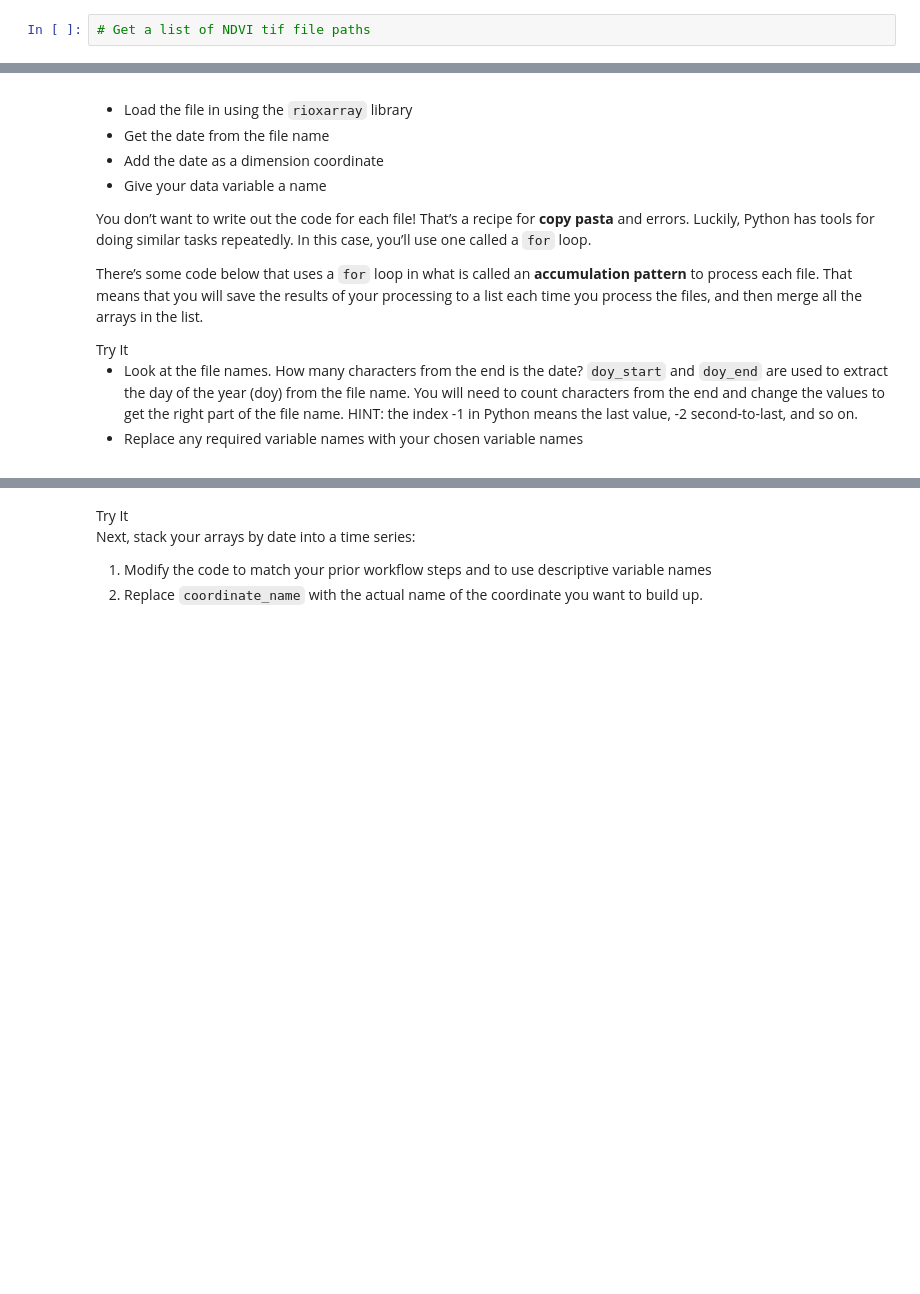
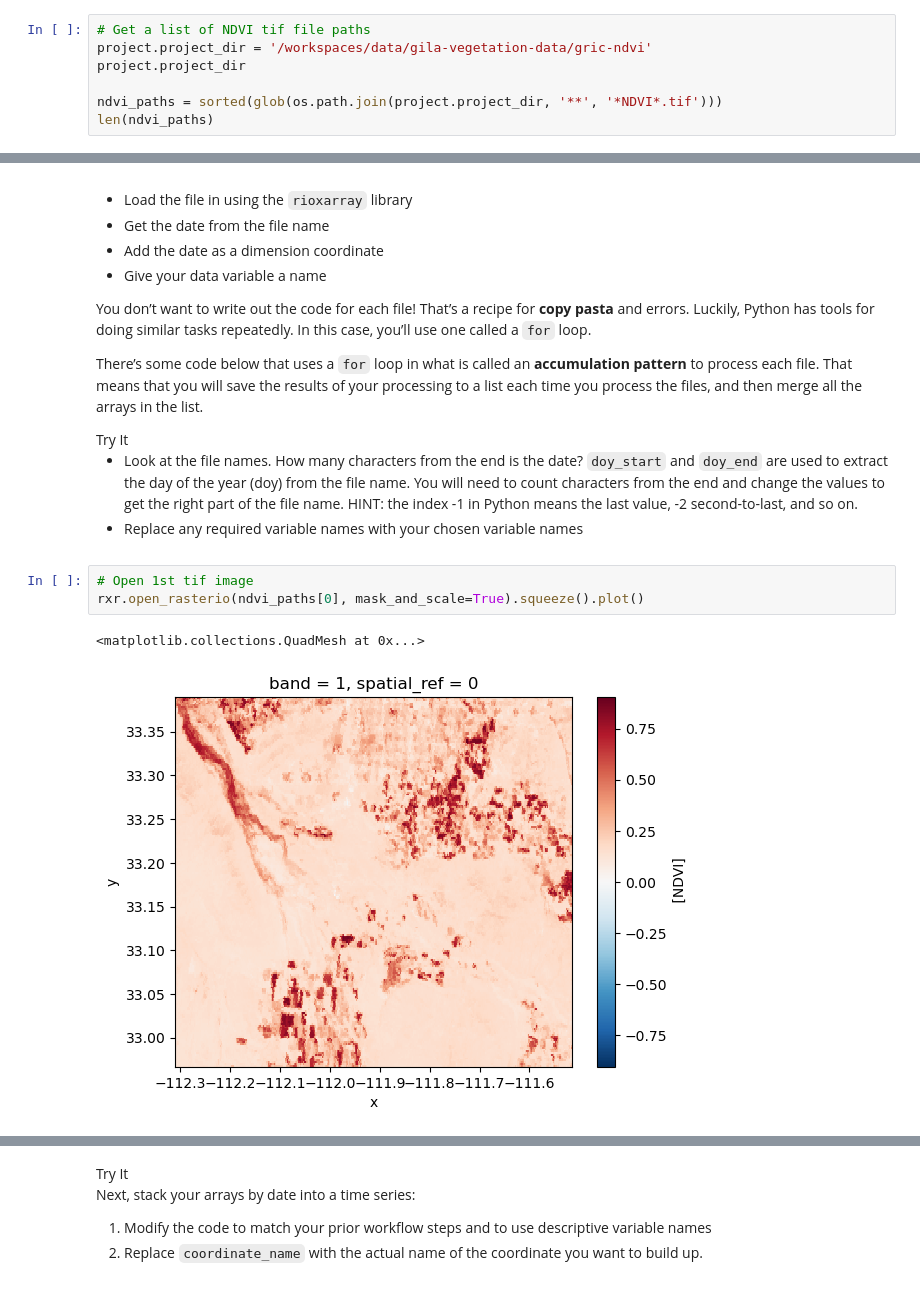
Before and after one commit to cu-esiil-edu/04-vegetation-ESIILtest24, a Jupyter notebook: notebooks/vegetation-92-download-ndvi.ipynb, the cells around one changed output, grey strips where cells are left out. Saved outputs shown, nothing was run; the diff lists cells and outputs as text; blank space fills up the shorter version.

Commit message:
finish ndvi dl notebook

```diff
--- a/notebooks/vegetation-92-download-ndvi.ipynb
+++ b/notebooks/vegetation-92-download-ndvi.ipynb
@@ -144,2 +162,7 @@ textbook](https://www.earthdatascience.org/courses/intro-to-earth-data-science/w
 # %%
 # Get a list of NDVI tif file paths
+project.project_dir = '/workspaces/data/gila-vegetation-data/gric-ndvi'
+project.project_dir
+
+ndvi_paths = sorted(glob(os.path.join(project.project_dir, '**', '*NDVI*.tif')))
+len(ndvi_paths)
@@ -172,4 +217,10 @@ value, -2 second-to-last, and so on.</li>
 <li>Replace any required variable names with your chosen variable
 names</li>
 </ul></div></div>
+# %%
+# Open 1st tif image
+rxr.open_rasterio(ndvi_paths[0], mask_and_scale=True).squeeze().plot()
+# %% [output]
+<matplotlib.collections.QuadMesh at 0x...>
+[figure, added]
 # %%
```
Also changed, not shown: parts of 11 cells of this notebook, 1 other file.
